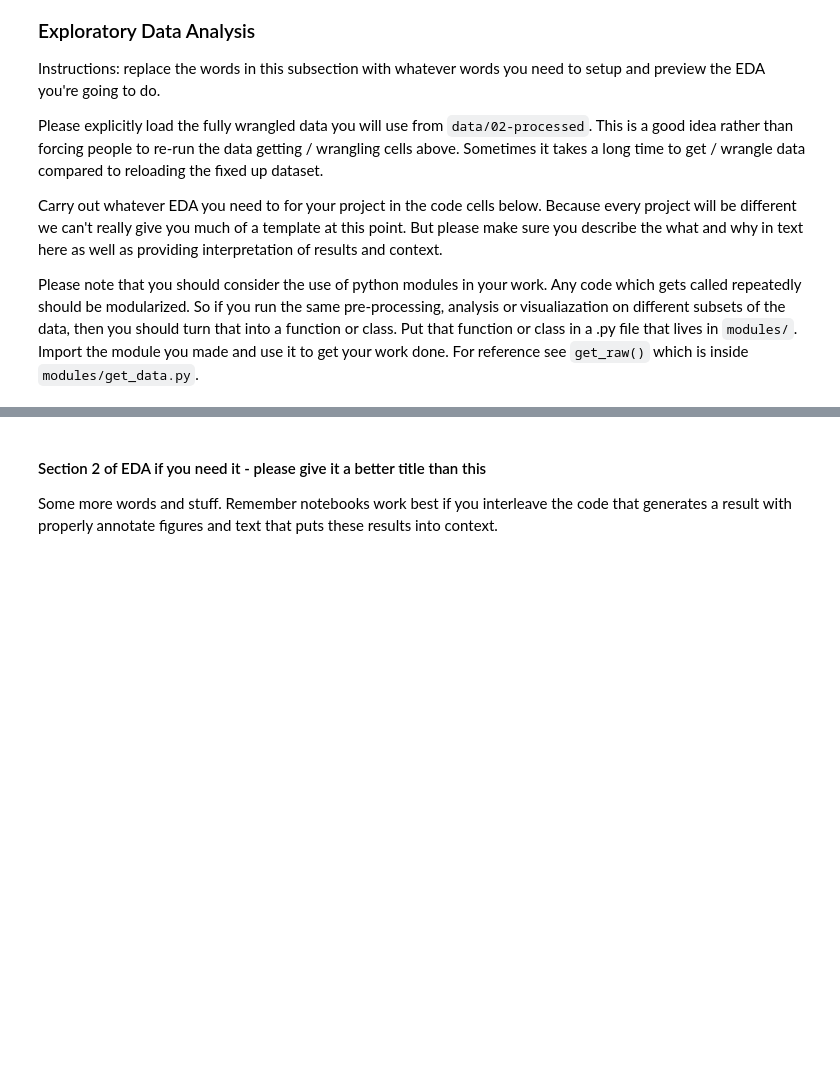
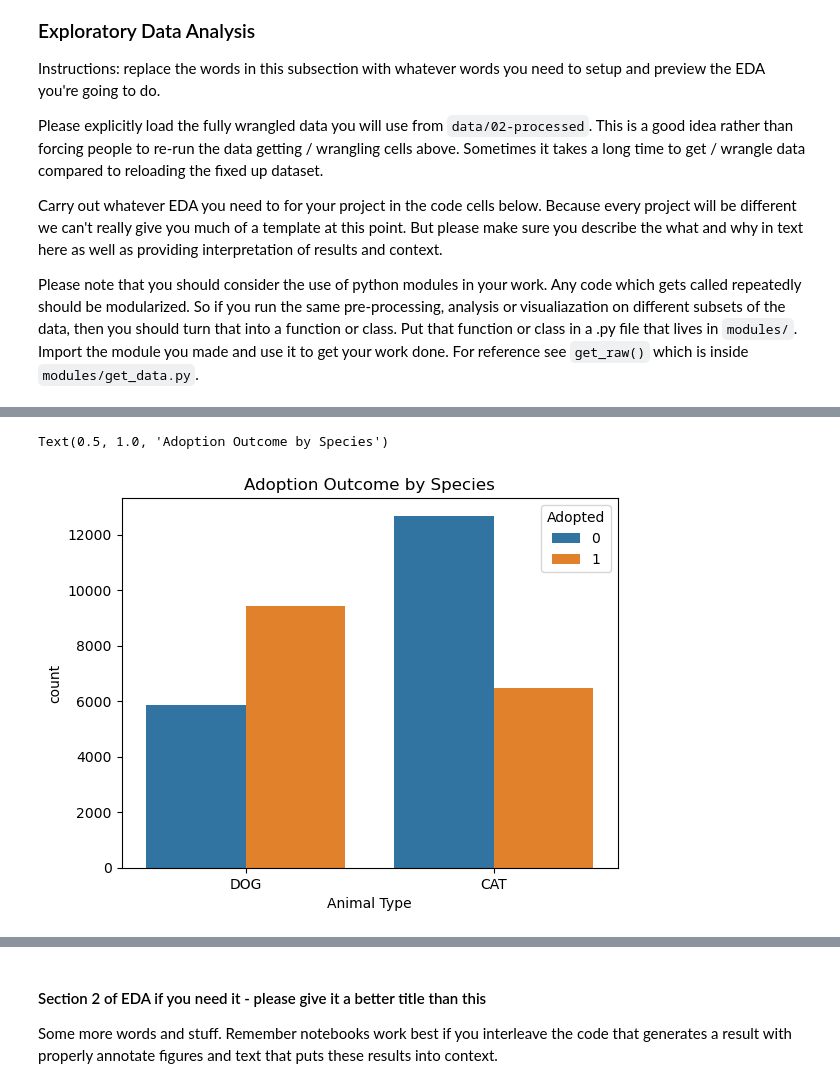
Before and after one commit to mareRong/Long-Beach-Pet-Shelter-Analysis, a Jupyter notebook: 02-EDACheckpoint.ipynb, the cells around one changed output, grey strips where cells are left out. Cells and saved outputs as stored; diff of their text form; code cells hidden in the pictures; blank space fills up the shorter version.

Commit message:
EDA & redid data cleaning

```diff
--- a/02-EDACheckpoint.ipynb
+++ b/02-EDACheckpoint.ipynb
@@ -141,0 +188,21 @@ Instructions: REPLACE the contents of this cell and the one below with your work
+# %%
+# Select only the useful columns
+useful_cols = [
+    'Animal ID', 'Animal Type', 'Primary Color', 'Secondary Color',
+    'Sex', 'DOB', 'Intake Date', 'Intake Condition', 'Intake Type',
+    'Reason for Intake', 'Outcome Date', 'Outcome Type'
+]
+
+df = df[useful_cols]
+
+# Remove rows missing essential information
+essential_cols = ['Animal Type', 'Outcome Type', 'Sex', 'Intake Date', 'Outcome Date']
+df = df.dropna(subset=essential_cols)
+
+#Convert dates
+df['DOB'] = pd.to_datetime(df['DOB'], errors='coerce')
+df['Intake Date'] = pd.to_datetime(df['Intake Date'], errors='coerce')
+df['Outcome Date'] = pd.to_datetime(df['Outcome Date'], errors='coerce')
+
+# Keep only cats and dogs
+df = df[df['Animal Type'].str.strip().str.upper().isin(['DOG', 'CAT'])]
@@ -141,0 +238,11 @@ Instructions: REPLACE the contents of this cell and the one below with your work
+# %%
+#Drop animals never eligible for adoption
+drop_outcomes = ['EUTHANASIA', 'DIED', 'DISPOSAL', 'MISSING', 'DUPLICATE']
+df = df[~df['Outcome Type'].str.upper().isin(drop_outcomes)]
+
+#Create “Adopted” indicator
+success_outcomes = ['ADOPTION', 'RETURN TO OWNER']
+df['Adopted'] = df['Outcome Type'].str.upper().isin(success_outcomes).astype(int)
+
+#Create dataset for adoption modeling only
+df_adoption_only = df[df['Outcome Type'].str.upper() != 'RETURN TO OWNER']
@@ -141,0 +251,9 @@ Instructions: REPLACE the contents of this cell and the one below with your work
+# %%
+df['Neutered'] = df['Sex'].str.contains('Neutered', case=False, na=False)
+df['Spayed'] = df['Sex'].str.contains('Spayed', case=False, na=False)
+
+df['Sex'] = df['Sex'].str.replace('Neutered', 'Male', case=False)
+df['Sex'] = df['Sex'].str.replace('Spayed', 'Female', case=False)
+df['Sex'] = df['Sex'].str.strip().str.title()
+
+df = df.reset_index(drop=True)
@@ -160,0 +316,6 @@ Some more words and stuff.  Remember notebooks work best if you interleave the c
+# %%
+sns.countplot(data=df, x='Animal Type', hue='Adopted')
+plt.title("Adoption Outcome by Species")
+# %% [output]
+Text(0.5, 1.0, 'Adoption Outcome by Species')
+[figure, added]
```
Also changed, not shown: parts of 35 cells of this notebook, 2 other files.
